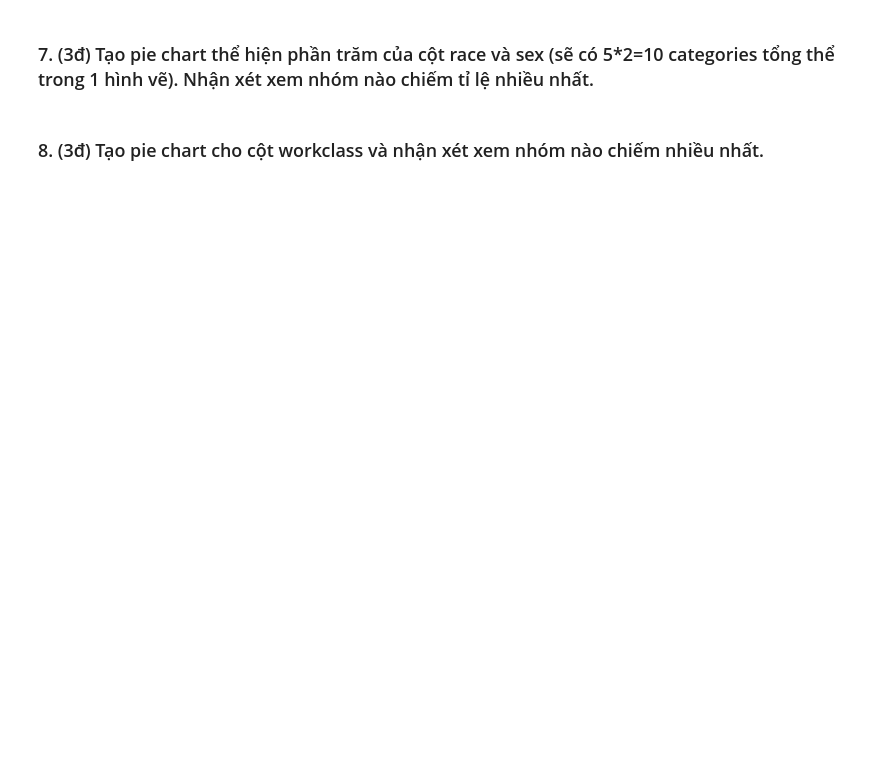
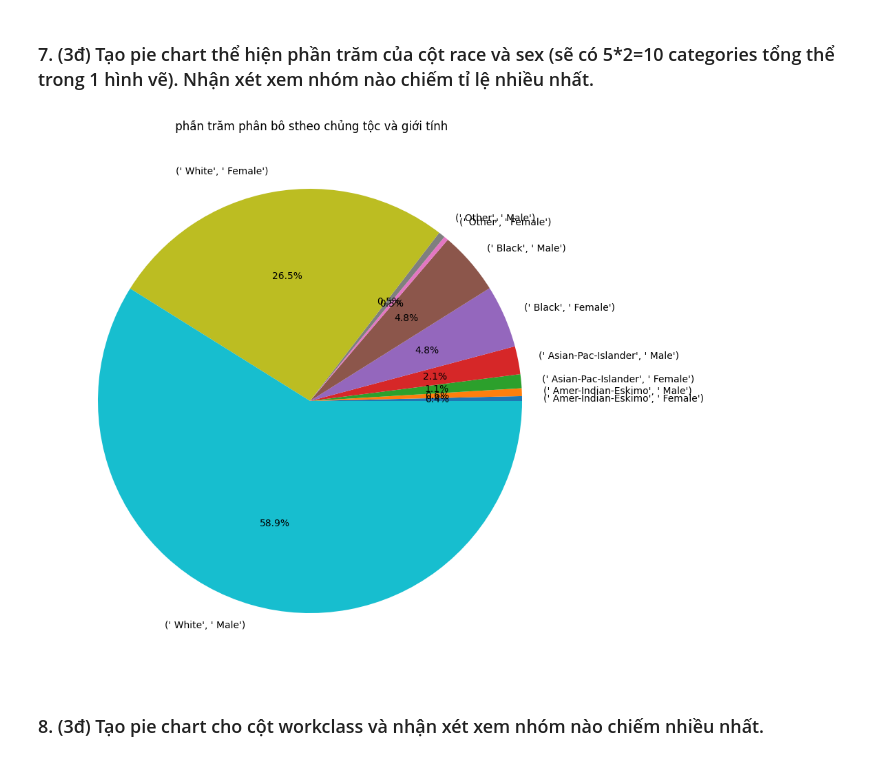
Before and after one commit to Phuonganh005/DA, a Jupyter notebook: 12_online/adult.ipynb, the cells around one changed output. Drawn from its saved outputs; the diff is of its cells as text; code cells hidden in the pictures; blank space fills up the shorter version.

```diff
--- a/12_online/adult.ipynb
+++ b/12_online/adult.ipynb
@@ -49,2 +115,10 @@ import numpy as np
+# %%
+gr = df.groupby(["race","sex"]).size() #đếm sl theo 2 cột
+plt.figure(figsize=(10,10))
+plt.pie(gr,labels=gr.index,autopct='%1.1f%%')
+plt.title(" phần trăm phân bô stheo chủng tộc và giới tính")
+plt.show()
+# %% [output]
+[figure, added]
 # %% [markdown]
 ### 8. (3đ) Tạo pie chart cho cột workclass và nhận xét xem nhóm nào chiếm nhiều nhất.
```
Also changed, not shown: parts of 40 cells of this notebook.
